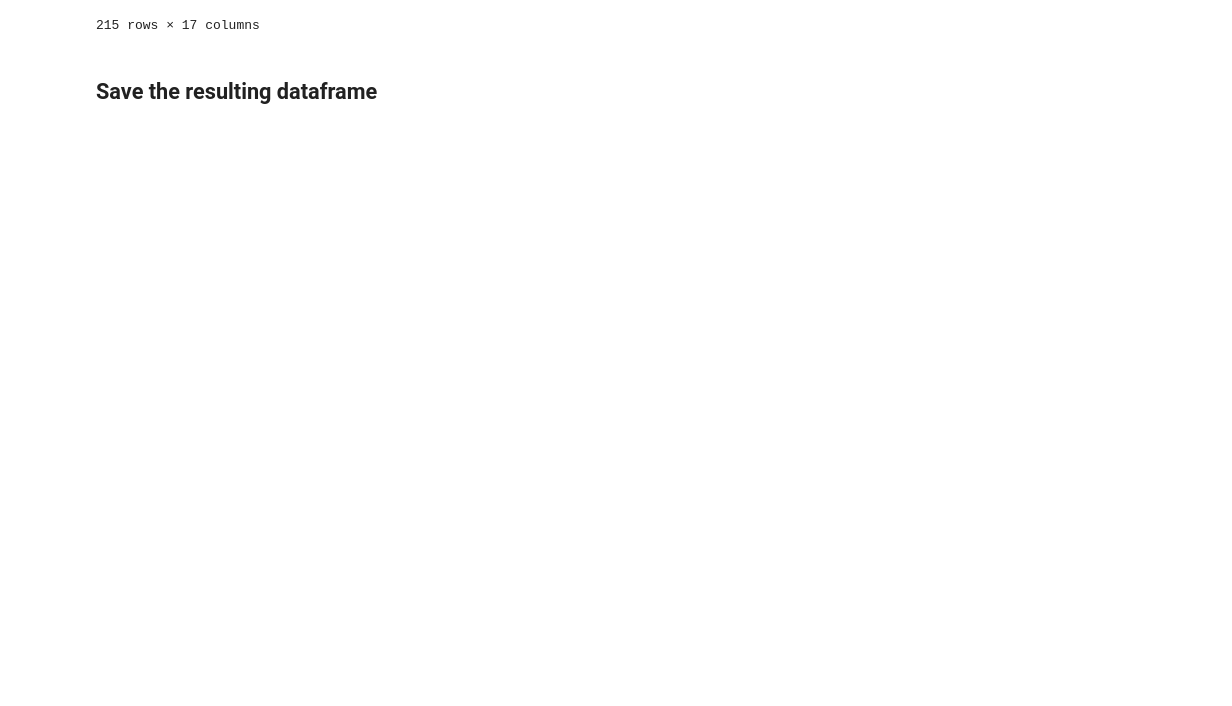
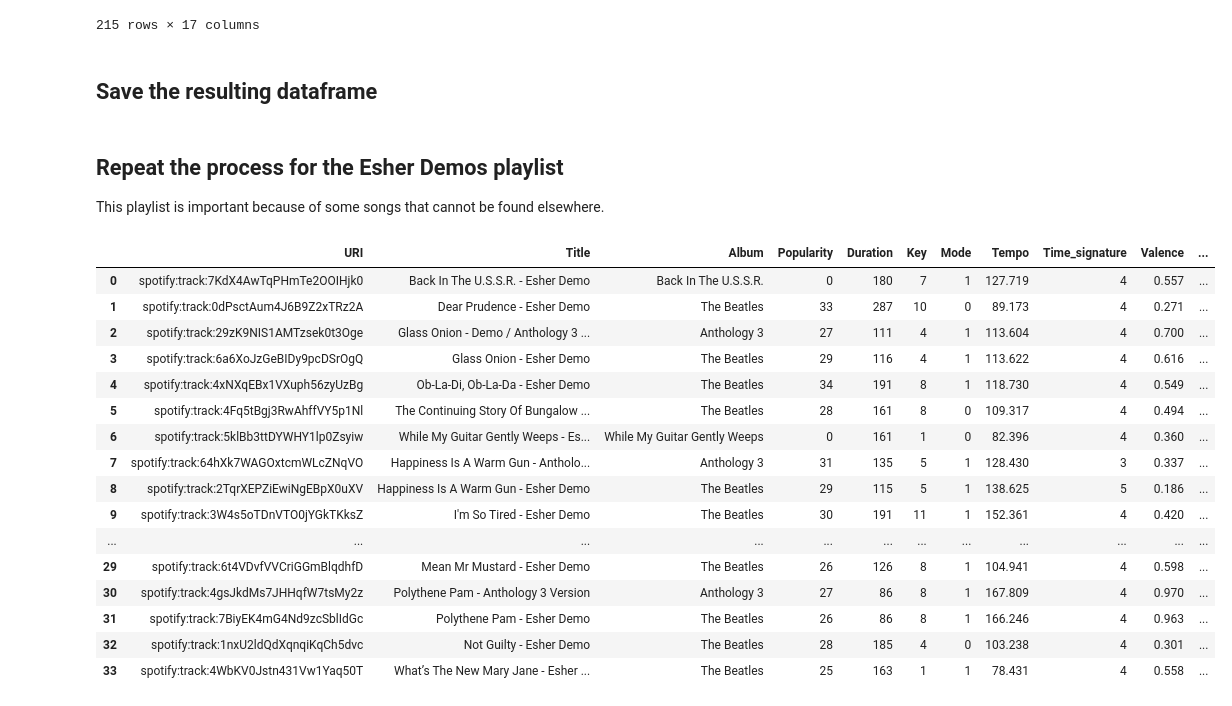
Before and after one commit to devedzic/spotipy-getting-started, a Jupyter notebook: notebooks/tracks.ipynb, the cells around one changed output. Drawn from its saved outputs; the diff is of its cells as text; code cells hidden in the pictures; blank space fills up the shorter version.

Commit message:
The first version of cleaning_The_Beatles_songs_dataset.ipynb - removing NaN for Album, Year, and Album debut. Also getting the Esher Demo tracks from Spotify at the end of tracks.ipynb.

```diff
--- a/notebooks/tracks.ipynb
+++ b/notebooks/tracks.ipynb
@@ -256,3 +292,29 @@ data_dir = Path().cwd().parent / 'data'
 data_dir.mkdir(parents=True, exist_ok=True)
 # print(data_dir)
 tracks_df.to_csv(data_dir / 'The Beatles songs dataset, Spotify 1.csv', index=False)
+# %% [markdown]
+## Repeat the process for the Esher Demos playlist
+This playlist is important because of some songs that cannot be found elsewhere.
+# %%
+THE_ESHER_DEMOS_PLAYLIST = 'https://open.spotify.com/playlist/1ACQGYUwU0mkFoIu9ac4Tu?si=bc8505d1cd064300'
+
+tracks_df = get_playlist_tracks_df(THE_ESHER_DEMOS_PLAYLIST, 'env/.env')
+display(tracks_df)
+# %% [output]
+|  | URI | Title | Album | Popularity | Duration | Key | Mode | Tempo | Time_signature | Valence | ... |
+| 0 | spotify:track:7KdX4AwTqPHmTe2OOIHjk0 | Back In The U.S.S.R. - Esher Demo | Back In The U.S.S.R. | 0 | 180 | 7 | 1 | 127.719 | 4 | 0.557 | ... |
+| 1 | spotify:track:0dPsctAum4J6B9Z2xTRz2A | Dear Prudence - Esher Demo | The Beatles | 33 | 287 | 10 | 0 | 89.173 | 4 | 0.271 | ... |
+| 2 | spotify:track:29zK9NIS1AMTzsek0t3Oge | Glass Onion - Demo / Anthology 3 ... | Anthology 3 | 27 | 111 | 4 | 1 | 113.604 | 4 | 0.700 | ... |
+| 3 | spotify:track:6a6XoJzGeBIDy9pcDSrOgQ | Glass Onion - Esher Demo | The Beatles | 29 | 116 | 4 | 1 | 113.622 | 4 | 0.616 | ... |
+| 4 | spotify:track:4xNXqEBx1VXuph56zyUzBg | Ob-La-Di, Ob-La-Da - Esher Demo | The Beatles | 34 | 191 | 8 | 1 | 118.730 | 4 | 0.549 | ... |
+| 5 | spotify:track:4Fq5tBgj3RwAhffVY5p1Nl | The Continuing Story Of Bungalow ... | The Beatles | 28 | 161 | 8 | 0 | 109.317 | 4 | 0.494 | ... |
+| 6 | spotify:track:5klBb3ttDYWHY1lp0Zsyiw | While My Guitar Gently Weeps - Es... | While My Guitar Gently Weeps | 0 | 161 | 1 | 0 | 82.396 | 4 | 0.360 | ... |
+| 7 | spotify:track:64hXk7WAGOxtcmWLcZNqVO | Happiness Is A Warm Gun - Antholo... | Anthology 3 | 31 | 135 | 5 | 1 | 128.430 | 3 | 0.337 | ... |
+| 8 | spotify:track:2TqrXEPZiEwiNgEBpX0uXV | Happiness Is A Warm Gun - Esher Demo | The Beatles | 29 | 115 | 5 | 1 | 138.625 | 5 | 0.186 | ... |
+| 9 | spotify:track:3W4s5oTDnVTO0jYGkTKksZ | I'm So Tired - Esher Demo | The Beatles | 30 | 191 | 11 | 1 | 152.361 | 4 | 0.420 | ... |
+| ... | ... | ... | ... | ... | ... | ... | ... | ... | ... | ... | ... |
+| 29 | spotify:track:6t4VDvfVVCriGGmBlqdhfD | Mean Mr Mustard - Esher Demo | The Beatles | 26 | 126 | 8 | 1 | 104.941 | 4 | 0.598 | ... |
+| 30 | spotify:track:4gsJkdMs7JHHqfW7tsMy2z | Polythene Pam - Anthology 3 Version | Anthology 3 | 27 | 86 | 8 | 1 | 167.809 | 4 | 0.970 | ... |
+| 31 | spotify:track:7BiyEK4mG4Nd9zcSblIdGc | Polythene Pam - Esher Demo | The Beatles | 26 | 86 | 8 | 1 | 166.246 | 4 | 0.963 | ... |
+| 32 | spotify:track:1nxU2ldQdXqnqiKqCh5dvc | Not Guilty - Esher Demo | The Beatles | 28 | 185 | 4 | 0 | 103.238 | 4 | 0.301 | ... |
+| 33 | spotify:track:4WbKV0Jstn431Vw1Yaq50T | What’s The New Mary Jane - Esher ... | The Beatles | 25 | 163 | 1 | 1 | 78.431 | 4 | 0.558 | ... |
```
Also changed, not shown: parts of 4 cells of this notebook, 1 other file.
